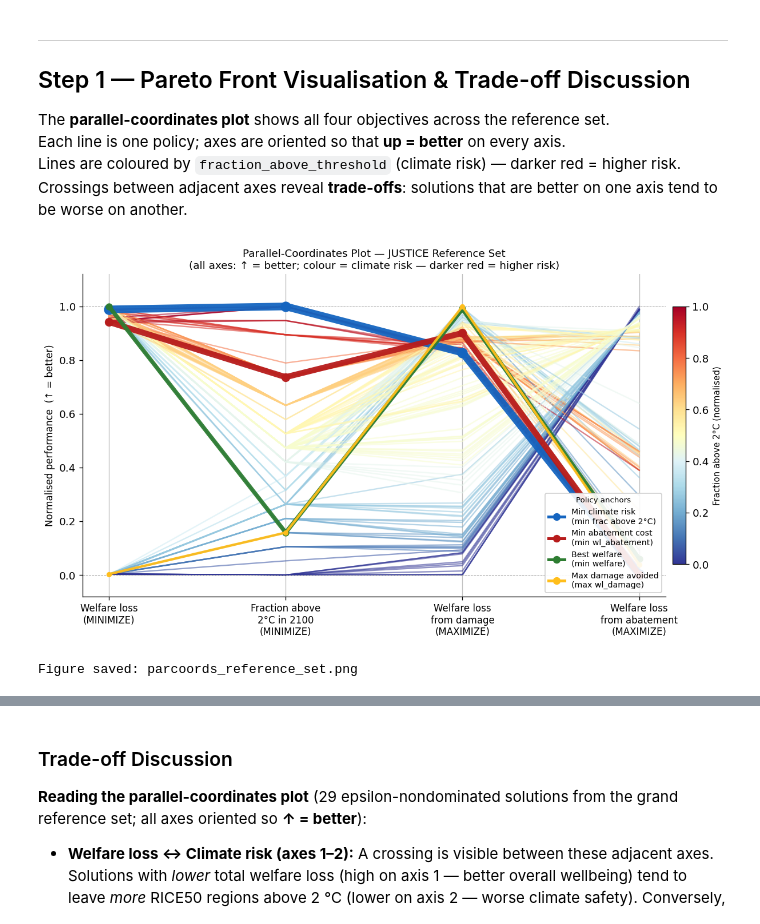
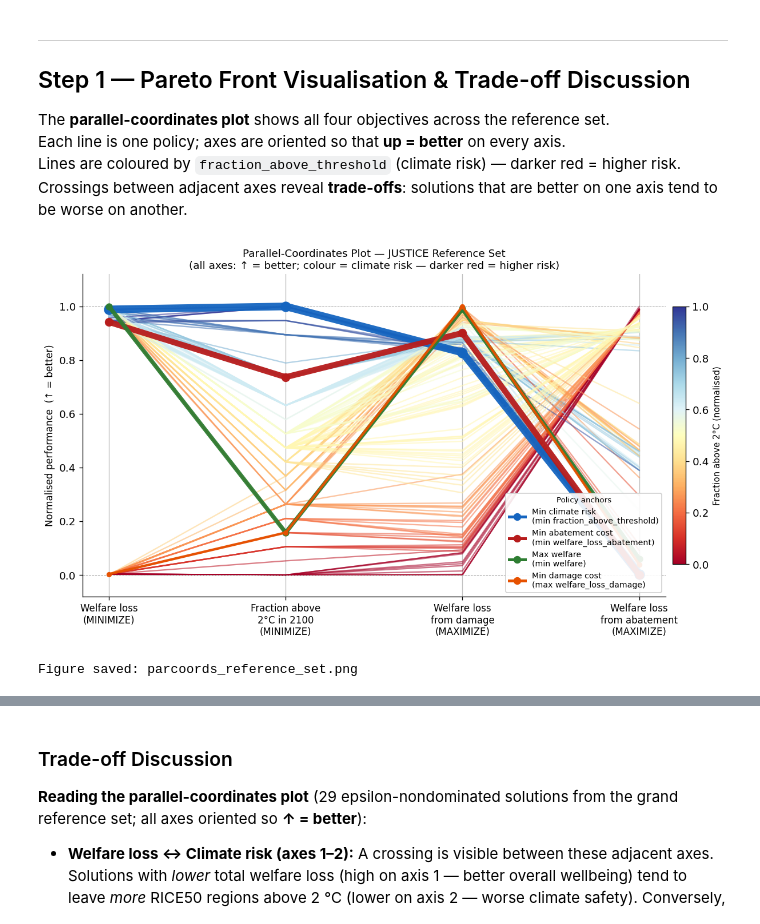
Before and after one commit to leahloise42/LDC_Group-, a Jupyter notebook: assignments_ema/assignment_07_pareto_visualisation.ipynb, the cells around one changed output, grey strips where cells are left out. Cells and saved outputs as stored; diff of their text form; code cells hidden in the pictures.

```diff
--- a/assignments_ema/assignment_07_pareto_visualisation.ipynb
+++ b/assignments_ema/assignment_07_pareto_visualisation.ipynb
@@ -221,12 +242,12 @@ obj_norm = normalise_for_plot(obj)
 
 # ── Identify policy extremes ───────────────────────────────────────────────────
 extremes = {
-    "Min climate risk\n(min frac above 2°C)": obj["fraction_above_threshold"].idxmin(),
-    "Min abatement cost\n(min wl_abatement)": obj["welfare_loss_abatement"].idxmin(),
-    "Best welfare\n(min welfare)": obj["welfare"].idxmin(),
-    "Max damage avoided\n(max wl_damage)": obj["welfare_loss_damage"].idxmax(),
+    "Min climate risk\n(min fraction_above_threshold)": obj["fraction_above_threshold"].idxmin(),
+    "Min abatement cost\n(min welfare_loss_abatement)": obj["welfare_loss_abatement"].idxmin(),
+    "Max welfare\n(min welfare)": obj["welfare"].idxmin(),
+    "Min damage cost\n(max welfare_loss_damage)": obj["welfare_loss_damage"].idxmax(),
 }
-extreme_colors = ["#1565C0", "#B71C1C", "#2E7D32", "#FFBE1B"]
+extreme_colors = ["#1565C0", "#B71C1C", "#2E7D32", "#E65100"]
 
 # ── Plot ──────────────────────────────────────────────────────────────────────
 fig, ax = plt.subplots(figsize=(11, 6))
@@ -235,7 +256,7 @@ x_pos = np.arange(len(OBJECTIVE_COLS))
 axis_labels = [OBJECTIVE_LABELS[c] for c in OBJECTIVE_COLS]
 
 frac_vals = obj_norm["fraction_above_threshold"].values
-cmap_risk = plt.cm.RdYlBu_r
+cmap_risk = plt.cm.RdYlBu_r.reversed()
 norm_risk  = Normalize(vmin=frac_vals.min(), vmax=frac_vals.max())
 
 # Draw all reference-set solutions
@@ -261,32 +282,32 @@ ax.set_xticks(x_pos)
 ax.set_xticklabels(axis_labels, fontsize=10)
 ax.set_ylabel("Normalised performance  (↑ = better)", fontsize=10)
 ax.set_ylim(-0.08, 1.12)
 ax.axhline(0, color="0.6", lw=0.6, linestyle="--")
 ax.axhline(1, color="0.6", lw=0.6, linestyle="--")
 ax.set_title(
     "Parallel-Coordinates Plot — JUSTICE Reference Set\n"
     "(all axes: ↑ = better; colour = climate risk — darker red = higher risk)",
     fontsize=11,
 )
 
 # Colourbar for background lines
 sm = plt.cm.ScalarMappable(cmap=cmap_risk, norm=norm_risk)
 sm.set_array([])
 cbar = fig.colorbar(sm, ax=ax, pad=0.01, shrink=0.8)
 cbar.set_label("Fraction above 2°C (normalised)", fontsize=9)
 
 # Legend for extremes
 legend_handles = [
     Line2D([0], [0], color=ec, lw=3, marker="o", markersize=7, label=lbl)
     for (lbl, _), ec in zip(extremes.items(), extreme_colors)
 ]
 ax.legend(handles=legend_handles, fontsize=8.5, loc="lower right",
           framealpha=0.9, title="Policy anchors", title_fontsize=8)
 
 plt.tight_layout()
 plt.savefig(os.path.join(_PLOTS_DIR, "parcoords_reference_set.png"), dpi=150, bbox_inches="tight")
 plt.show()
 print("Figure saved: parcoords_reference_set.png")
 # %% [output]
-[figure, old version]
+[figure, new version]
 Figure saved: parcoords_reference_set.png
```
Also changed, not shown: parts of 12 cells of this notebook, 3 other files.
